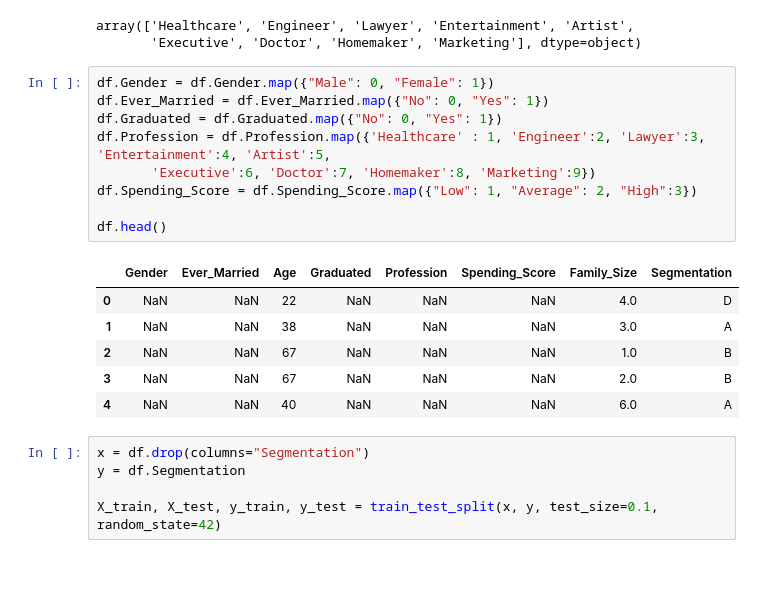
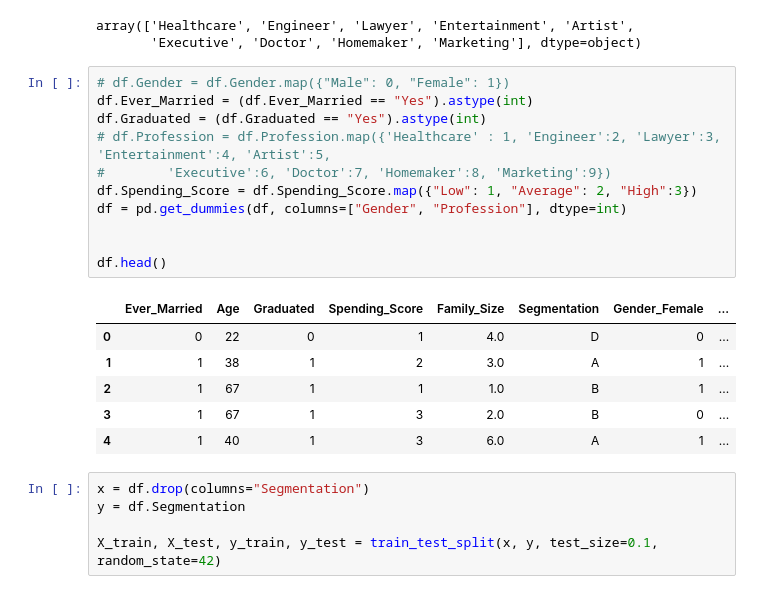
Before and after one commit to royhankamil/Machine-Learning-Project, a Jupyter notebook: practice_calssification/customer_segmentation/model.ipynb, the cells around one changed output. Cells and saved outputs as stored; diff of their text form.

Commit message:
update-customer_segmentation

```diff
--- a/practice_calssification/customer_segmentation/model.ipynb
+++ b/practice_calssification/customer_segmentation/model.ipynb
@@ -104,21 +104,23 @@ df.Profession.unique()
 array(['Healthcare', 'Engineer', 'Lawyer', 'Entertainment', 'Artist',
        'Executive', 'Doctor', 'Homemaker', 'Marketing'], dtype=object)
 # %%
-df.Gender = df.Gender.map({"Male": 0, "Female": 1})
-df.Ever_Married = df.Ever_Married.map({"No": 0, "Yes": 1})
-df.Graduated = df.Graduated.map({"No": 0, "Yes": 1})
-df.Profession = df.Profession.map({'Healthcare' : 1, 'Engineer':2, 'Lawyer':3, 'Entertainment':4, 'Artist':5,
-       'Executive':6, 'Doctor':7, 'Homemaker':8, 'Marketing':9})
+# df.Gender = df.Gender.map({"Male": 0, "Female": 1})
+df.Ever_Married = (df.Ever_Married == "Yes").astype(int)
+df.Graduated = (df.Graduated == "Yes").astype(int)
+# df.Profession = df.Profession.map({'Healthcare' : 1, 'Engineer':2, 'Lawyer':3, 'Entertainment':4, 'Artist':5,
+#        'Executive':6, 'Doctor':7, 'Homemaker':8, 'Marketing':9})
 df.Spending_Score = df.Spending_Score.map({"Low": 1, "Average": 2, "High":3})
+df = pd.get_dummies(df, columns=["Gender", "Profession"], dtype=int)
+
 
 df.head()
 # %% [output]
-|  | Gender | Ever_Married | Age | Graduated | Profession | Spending_Score | Family_Size | Segmentation |
-| 0 | NaN | NaN | 22 | NaN | NaN | NaN | 4.0 | D |
-| 1 | NaN | NaN | 38 | NaN | NaN | NaN | 3.0 | A |
-| 2 | NaN | NaN | 67 | NaN | NaN | NaN | 1.0 | B |
-| 3 | NaN | NaN | 67 | NaN | NaN | NaN | 2.0 | B |
-| 4 | NaN | NaN | 40 | NaN | NaN | NaN | 6.0 | A |
+|  | Ever_Married | Age | Graduated | Spending_Score | Family_Size | Segmentation | Gender_Female | ... |
+| 0 | 0 | 22 | 0 | 1 | 4.0 | D | 0 | ... |
+| 1 | 1 | 38 | 1 | 2 | 3.0 | A | 1 | ... |
+| 2 | 1 | 67 | 1 | 1 | 1.0 | B | 1 | ... |
+| 3 | 1 | 67 | 1 | 3 | 2.0 | B | 0 | ... |
+| 4 | 1 | 40 | 1 | 3 | 6.0 | A | 1 | ... |
 # %%
 x = df.drop(columns="Segmentation")
 y = df.Segmentation
```
Also changed, not shown: parts of 3 cells of this notebook.
